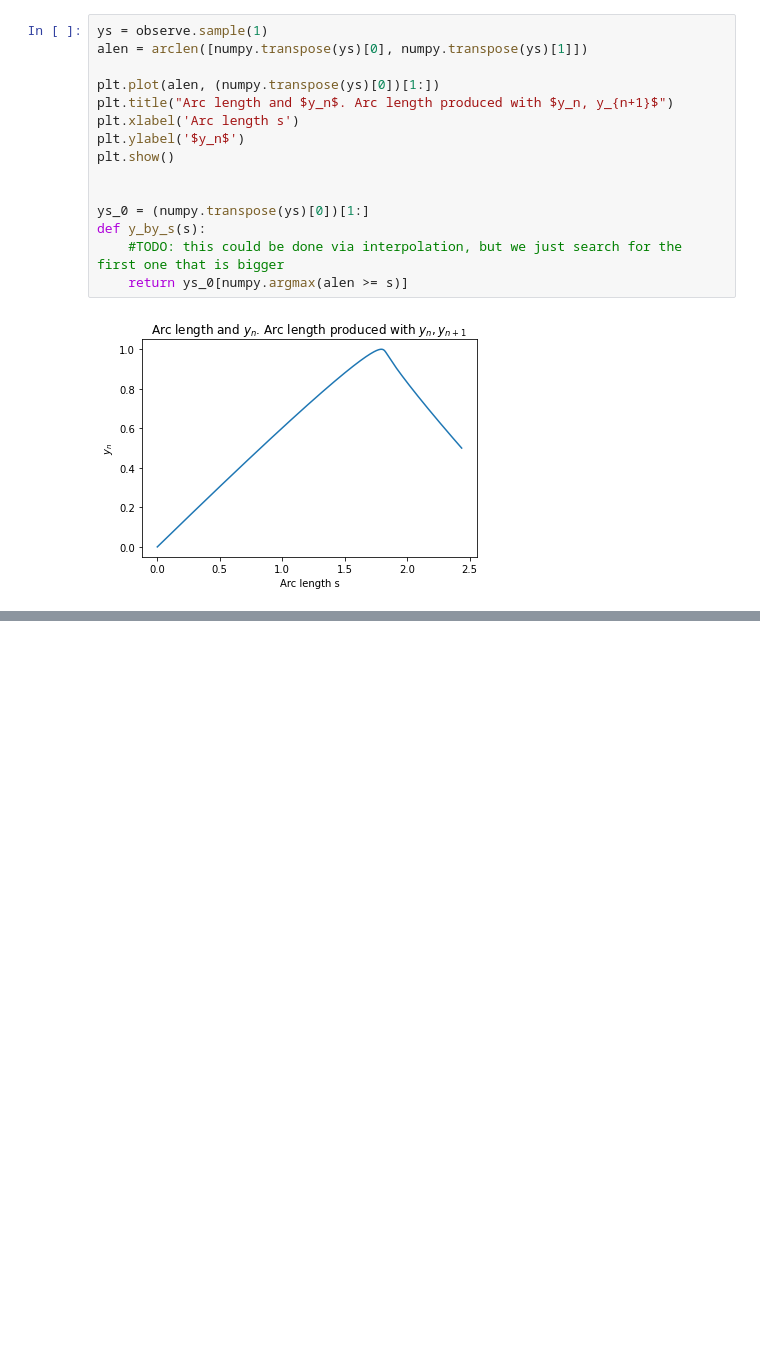
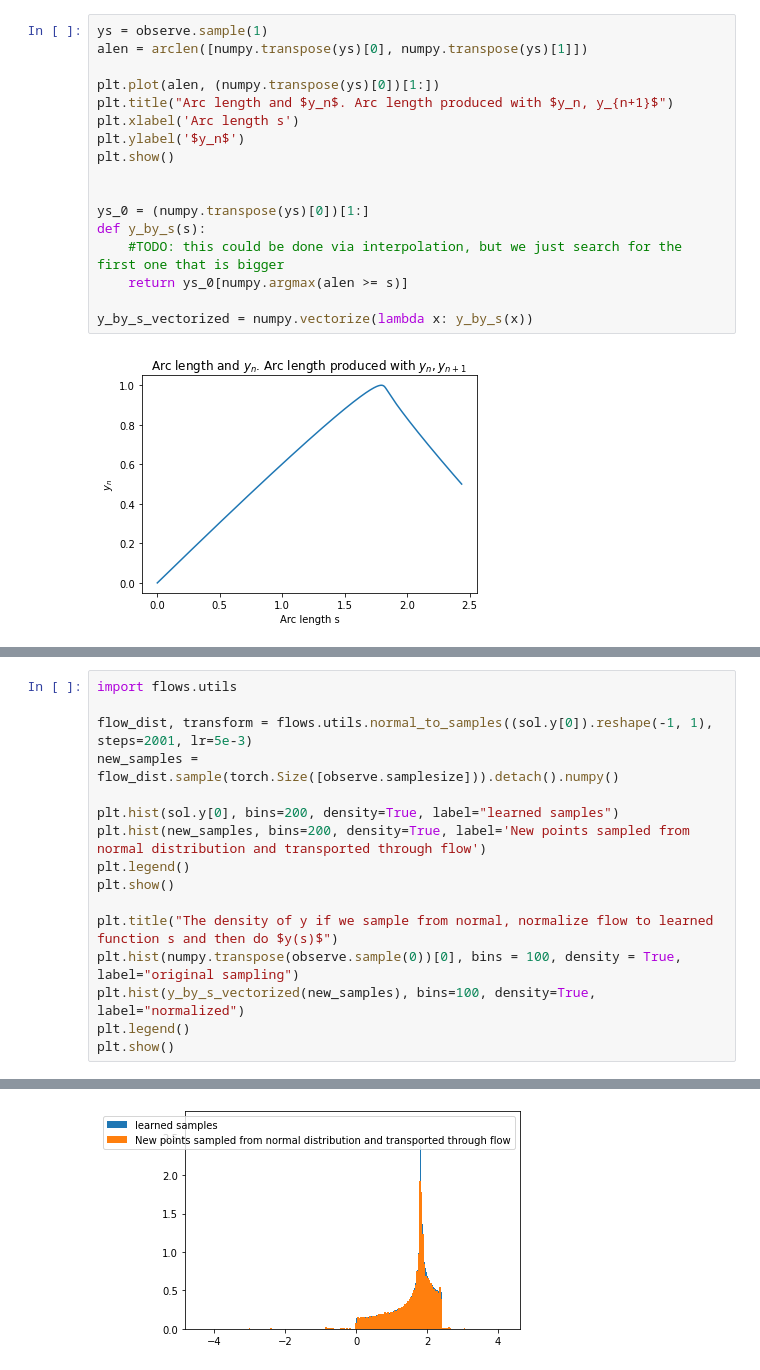
Before and after one commit to plainerman/density-transport, a Jupyter notebook: full_one_dimensional.ipynb, the cells around one changed output, grey strips where cells are left out. Drawn from its saved outputs; the diff is of its cells as text; blank space fills up the shorter version.

```diff
--- a/full_one_dimensional.ipynb
+++ b/full_one_dimensional.ipynb
@@ -213,6 +213,8 @@ ys_0 = (numpy.transpose(ys)[0])[1:]
 def y_by_s(s):
     #TODO: this could be done via interpolation, but we just search for the first one that is bigger
     return ys_0[numpy.argmax(alen >= s)]
+
+y_by_s_vectorized = numpy.vectorize(lambda x: y_by_s(x))
 # %% [output]
 [figure]
 # %%
@@ -227,0 +231,17 @@ plt.show()
+# %%
+import flows.utils
+
+flow_dist, transform = flows.utils.normal_to_samples((sol.y[0]).reshape(-1, 1), steps=2001, lr=5e-3)
+new_samples = flow_dist.sample(torch.Size([observe.samplesize])).detach().numpy()
+
+plt.hist(sol.y[0], bins=200, density=True, label="learned samples")
+plt.hist(new_samples, bins=200, density=True, label='New points sampled from normal distribution and transported through flow')
+plt.legend()
+plt.show()
+
+plt.title("The density of y if we sample from normal, normalize flow to learned function s and then do $y(s)$")
+plt.hist(numpy.transpose(observe.sample(0))[0], bins = 100, density = True, label="original sampling")
+plt.hist(y_by_s_vectorized(new_samples), bins=100, density=True, label="normalized")
+plt.legend()
+plt.show()
+# %% [output]
@@ -227,0 +259 @@ plt.show()
+[figure, added]
```
Also changed, not shown: parts of 7 cells of this notebook, 4 other files.
